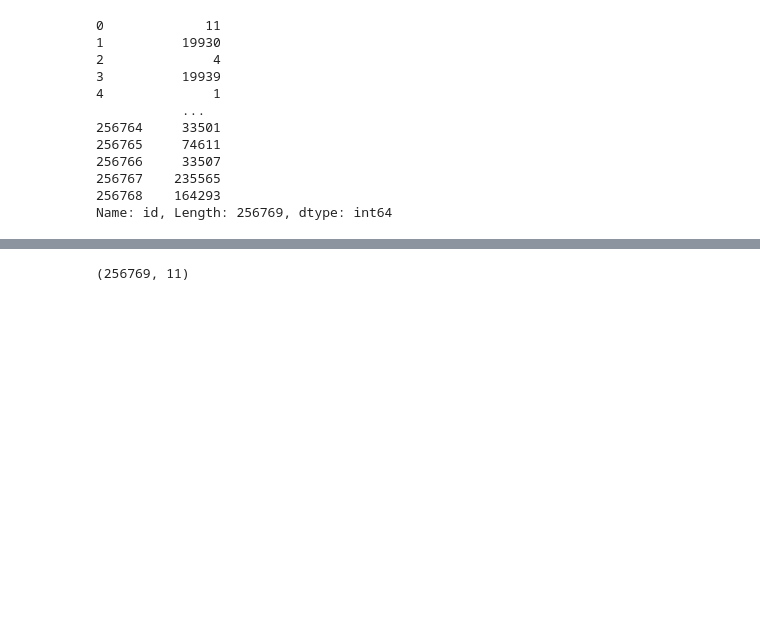
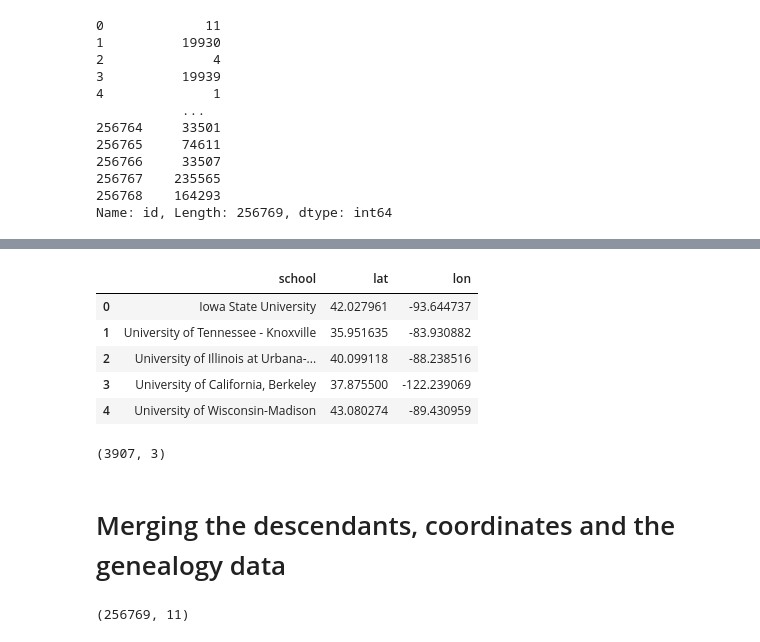
Before and after one commit to Sai271828/MGP, a Jupyter notebook: heat_map.ipynb, the cells around one changed output, grey strips where cells are left out. Cells and saved outputs as stored; diff of their text form; code cells hidden in the pictures; blank space fills up the shorter version.

```diff
--- a/heat_map.ipynb
+++ b/heat_map.ipynb
@@ -37,2 +40,15 @@ s2 = data['id']
 # %%
 coords = pd.read_csv("data/coordinates.csv")
+# %%
+coords.head()
+# %% [output]
+|  | school | lat | lon |
+| 0 | Iowa State University | 42.027961 | -93.644737 |
+| 1 | University of Tennessee - Knoxville | 35.951635 | -83.930882 |
+| 2 | University of Illinois at Urbana-... | 40.099118 | -88.238516 |
+| 3 | University of California, Berkeley | 37.875500 | -122.239069 |
+| 4 | University of Wisconsin-Madison | 43.080274 | -89.430959 |
+# %%
+coords.shape
+# %% [output]
+(3907, 3)
@@ -39,3 +57,5 @@ coords = pd.read_csv("data/coordinates.csv")
+# %% [markdown]
+# Merging the descendants, coordinates and the genealogy data
 # %%
 merged = pd.merge(data,coords,on='school',how='left')
 merged.shape
```
Also changed, not shown: parts of 13 cells of this notebook.
